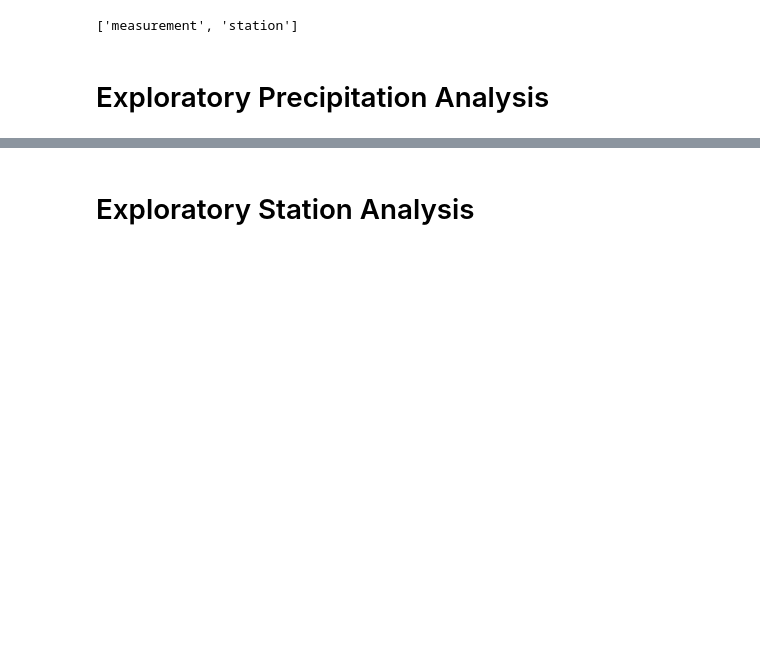
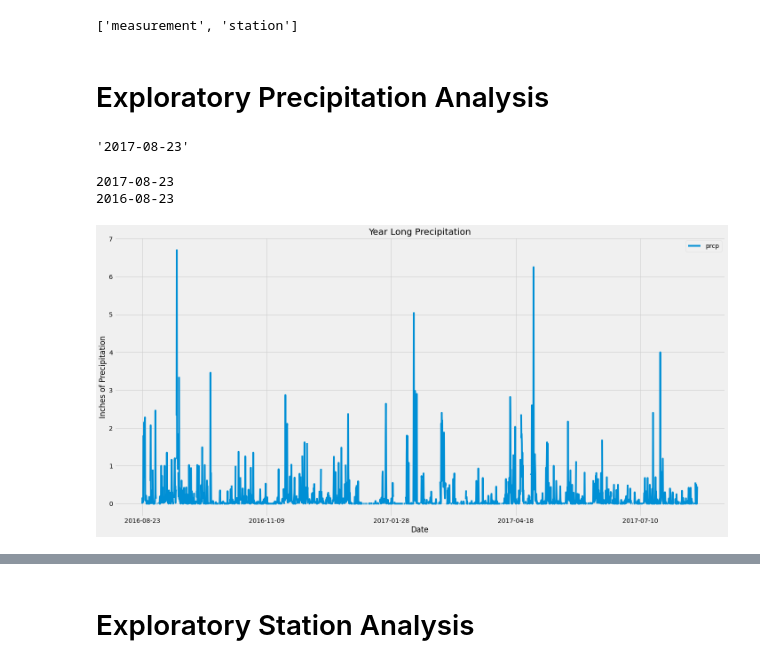
Before and after one commit to pughadam/sqlalchemy-challenge, a Jupyter notebook: climate_starter.ipynb, the cells around one changed output, grey strips where cells are left out. Drawn from its saved outputs; the diff is of its cells as text; code cells hidden in the pictures; blank space fills up the shorter version.

Commit message:
This is an update to Exploratory Precipitation Analysis

```diff
--- a/climate_starter.ipynb
+++ b/climate_starter.ipynb
@@ -18,6 +18,6 @@ from sqlalchemy import create_engine, func
 # %%
 # create engine to hawaii.sqlite
-engine = create_engine("sqlite:///Resources/hawaii.sqlite")
+engine = create_engine("sqlite:///Resources/hawaii.sqlite", echo=False)
 # %%
 # reflect an existing database into a new model
 Base = automap_base()
@@ -41,22 +41,57 @@ session = Session(engine)
 # Exploratory Precipitation Analysis
 # %%
 # Find the most recent date in the data set.
+latest_date = session.query(func.max(func.strftime("%Y-%m-%d", Measurement.date))).limit(5).all()
+latest_date[0][0]
+# %% [output]
+'2017-08-23'
 # %%
 # Design a query to retrieve the last 12 months of precipitation data and plot the results.
 # Starting from the most recent data point in the database.
+most_recent_date = session.query(Measurement.date).order_by(Measurement.date.desc()).first()
+most_recent_date = str(most_recent_date)[2:-3]
+print(most_recent_date)
 
 # Calculate the date one year from the last date in data set.
+last_year = str(eval(most_recent_date[0:4])-1) + most_recent_date[4:]
+print(last_year)
 
 
 # Perform a query to retrieve the data and precipitation scores
+last_12months = session.query(Measurement.date, Measurement.prcp).\
+    filter(Measurement.date >= last_year).filter(Measurement.date <= most_recent_date).order_by(Measurement.date).all()
 
+# precip_data = session.query(func.strftime("%y-%m-%d", Measurement.date), Measurement.prcp).\
+#     filter(func.strftime("%y-%m-%d", Measurement.date) >= dt.date(2016, 8, 24)).all()
 
 # Save the query results as a Pandas DataFrame and set the index to the date column
-
+precip_df = pd.DataFrame(data = last_12months)
+precip_df.set_index("date", inplace=True)
+precip_df.rename(columns={"prcp": "Precipitation"})
+# precip_df.head
 
 # Sort the dataframe by date
+precip_df = precip_df.sort_values(by='date')
+precip_df.head()
 
 
 # Use Pandas Plotting with Matplotlib to plot the data
+fig, ax = plt.subplots(figsize = (20, 10))
+precip_df.plot(ax = ax, x_compat = True)
+
+
+# titles and lables
+ax.set_xlabel('Date')
+ax.set_ylabel('Inches of Precipitation')
+ax.set_title("Year Long Precipitation")
+
+plt.savefig("Images/precipitation.png")
+
+plt.tight_layout()
+plt.show()
+# %% [output]
+2017-08-23
+2016-08-23
+[figure, added]
 # %%
 # Use Pandas to calcualte the summary statistics for the precipitation data
```
Also changed, not shown: parts of 2 cells of this notebook, 1 other file.
